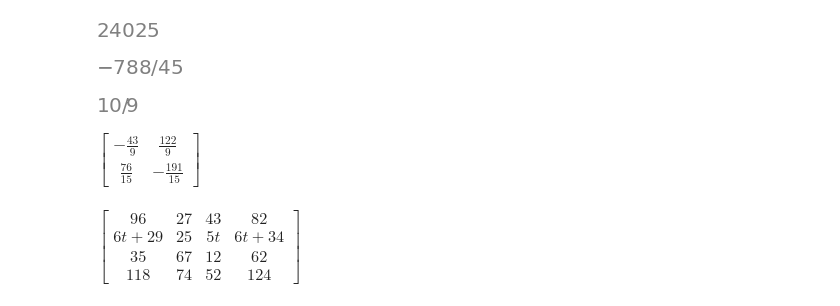
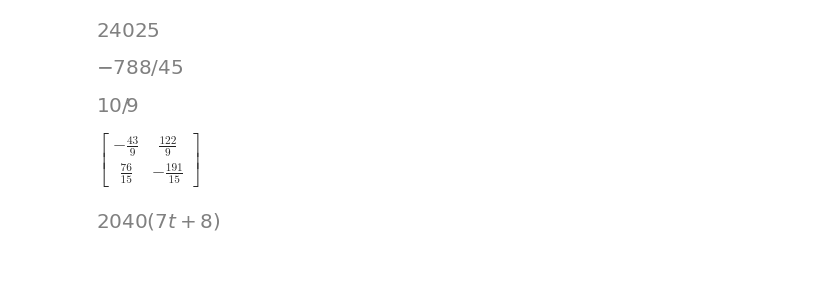
Before and after one commit to exodushka/fa, a Jupyter notebook: alag/Untitled.ipynb, the cells around one changed output. Drawn from its saved outputs; the diff is of its cells as text; code cells hidden in the pictures; blank space fills up the shorter version.

```diff
--- a/alag/Untitled.ipynb
+++ b/alag/Untitled.ipynb
@@ -140,21 +140,21 @@ X
 # %% [output]
 $\displaystyle \left[\begin{matrix}- \frac{43}{9} & \frac{122}{9}\\\frac{76}{15} & - \frac{191}{15}\end{matrix}\right]$
 # %%
-#4
-for t in range(1000):
-    A = Matrix([
-        [8,8,2,1],
-        [t,5,4,0],
-        [0,1,6,4],
-        [8,8,6,4]
-    ])
-    B = Matrix([
-        [6,0,5,6],
-        [5, 1, 0, 2],
-        [1, 5, 0, 6],
-        [6,9,3,6]
-    ])
-    C = A*B
-    C
+t = symbols("t")
+A = Matrix([
+    [8,8,2,1],
+    [t,5,4,0],
+    [0,1,6,4],
+    [8,8,6,4]
+])
+B = Matrix([
+    [6, 0, 5, 6],
+    [5, 1, 0, 2],
+    [ 1, 5, 0,  6],
+    [6 , 9, 3, 6]
+])
+C = A*B
+d = C.det()
+factor(d)
 # %% [output]
-$\displaystyle \left[\begin{matrix}96 & 27 & 43 & 82\\6 t + 29 & 25 & 5 t & 6 t + 34\\35 & 67 & 12 & 62\\118 & 74 & 52 & 124\end{matrix}\right]$
+[figure, added]
```
Also changed, not shown: parts of 11 cells of this notebook, 2 other files.
